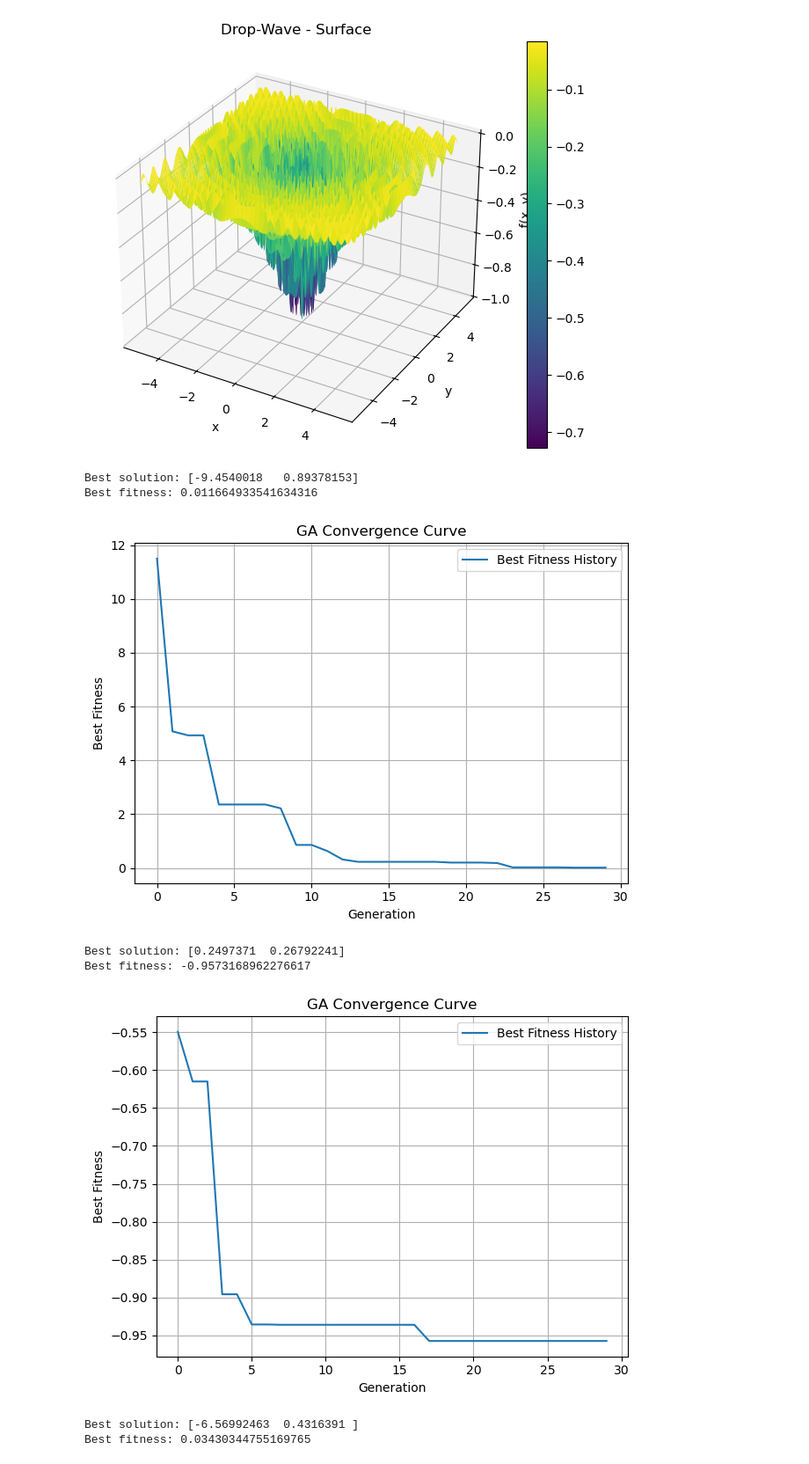
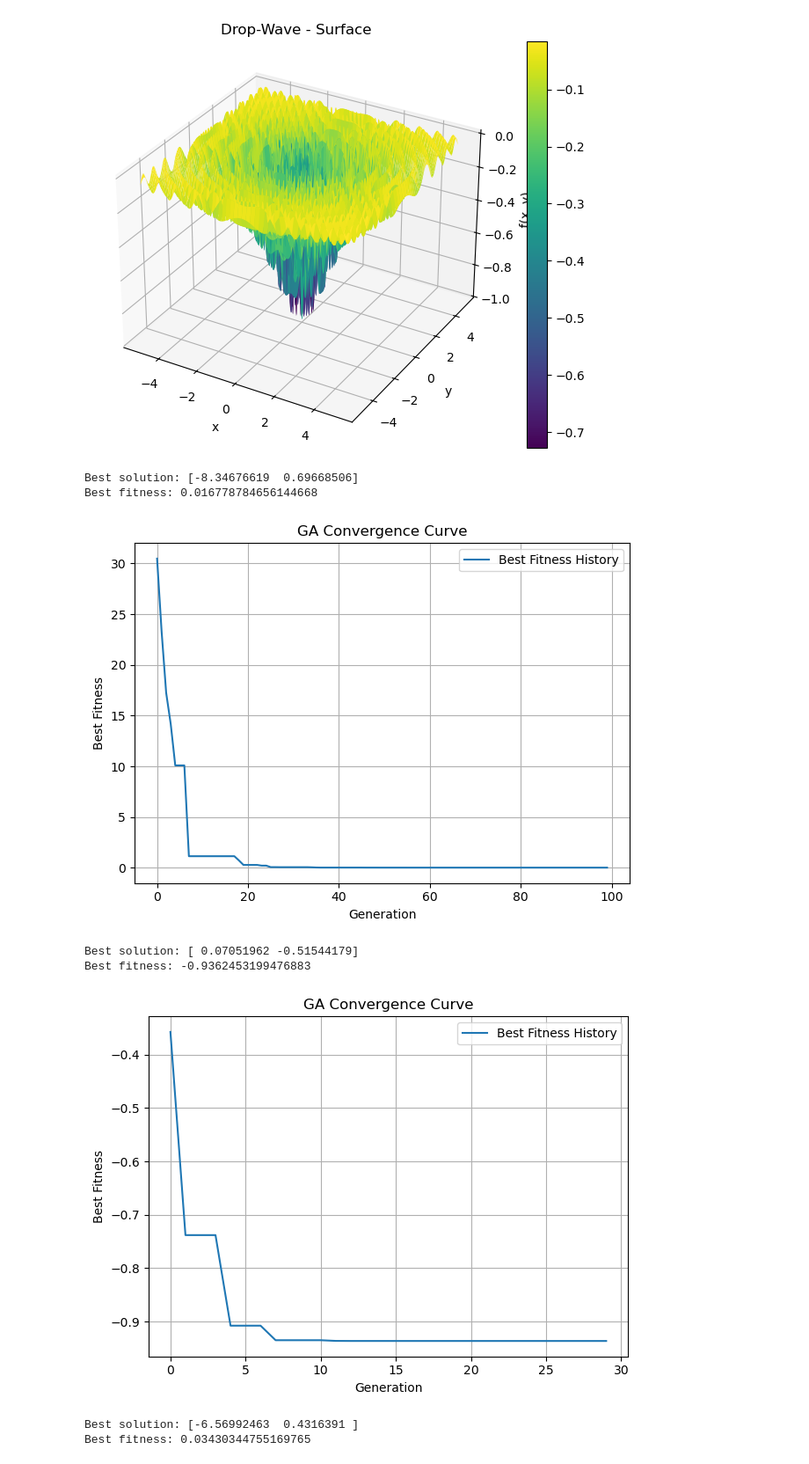
Before and after one commit to Silea-Horia/AI, a Jupyter notebook: Labs/Lab9/mini_project.ipynb, the cells around one changed output. Shown: that part at 88% size. Saved outputs shown, nothing was run; the diff lists cells and outputs as text; code cells hidden in the pictures.

```diff
--- a/Labs/Lab9/mini_project.ipynb
+++ b/Labs/Lab9/mini_project.ipynb
@@ -170,12 +170,13 @@ bounds_dropwave = [(-5.12, 5.12), (-5.12, 5.12)]
 best_sol, best_fit, history = run_ga_real(
     fitness_function=bukin6,
     bounds=bounds_bukin,
-    generations=30,
+    generations=100,
     crossover_method='blx',
-    population_size=50,
-    mutation_rate=0.05,
-    crossover_rate=0.9,
-    alpha=0.5
+    population_size=30,
+    mutation_rate=0.1,
+    crossover_rate=0.7,
+    alpha=0.5,
+    tournament_size=3
 )
 
 print("Best solution:", best_sol)
@@ -190,37 +191,37 @@ plt.legend()
 plt.tight_layout()
 plt.show()
 # %% [output]
-Best solution: [-9.4540018   0.89378153]
-Best fitness: 0.011664933541634316
+Best solution: [-8.34676619  0.69668506]
+Best fitness: 0.016778784656144668
-[figure, old version]
+[figure, new version]
 # %%
 bounds_bukin = [(-15, -5), (-3, 3)]
 bounds_dropwave = [(-5.12, 5.12), (-5.12, 5.12)]
 
 best_sol, best_fit, history = run_ga_real(
     fitness_function=drop_wave,
     bounds=bounds_dropwave,
     generations=30,
     crossover_method='blx',
-    population_size=50,
+    population_size=30,
     mutation_rate=0.05,
     crossover_rate=0.9
 )
 
 print("Best solution:", best_sol)
 print("Best fitness:", best_fit)
 plt.plot(history, label='Best Fitness History')
 plt.title("GA Convergence Curve")
 plt.xlabel("Generation")
 plt.ylabel("Best Fitness")
 plt.grid(True)
 plt.legend()
 plt.tight_layout()
 plt.show()
 # %% [output]
-Best solution: [0.2497371  0.26792241]
-Best fitness: -0.9573168962276617
+Best solution: [ 0.07051962 -0.51544179]
+Best fitness: -0.9362453199476883
-[figure, old version]
+[figure, new version]
 # %%
 bounds_bukin = [(-15, -5), (-3, 3)]
 bounds_dropwave = [(-5.12, 5.12), (-5.12, 5.12)]
```
Also changed, not shown: parts of 4 cells of this notebook, 2 other files.
